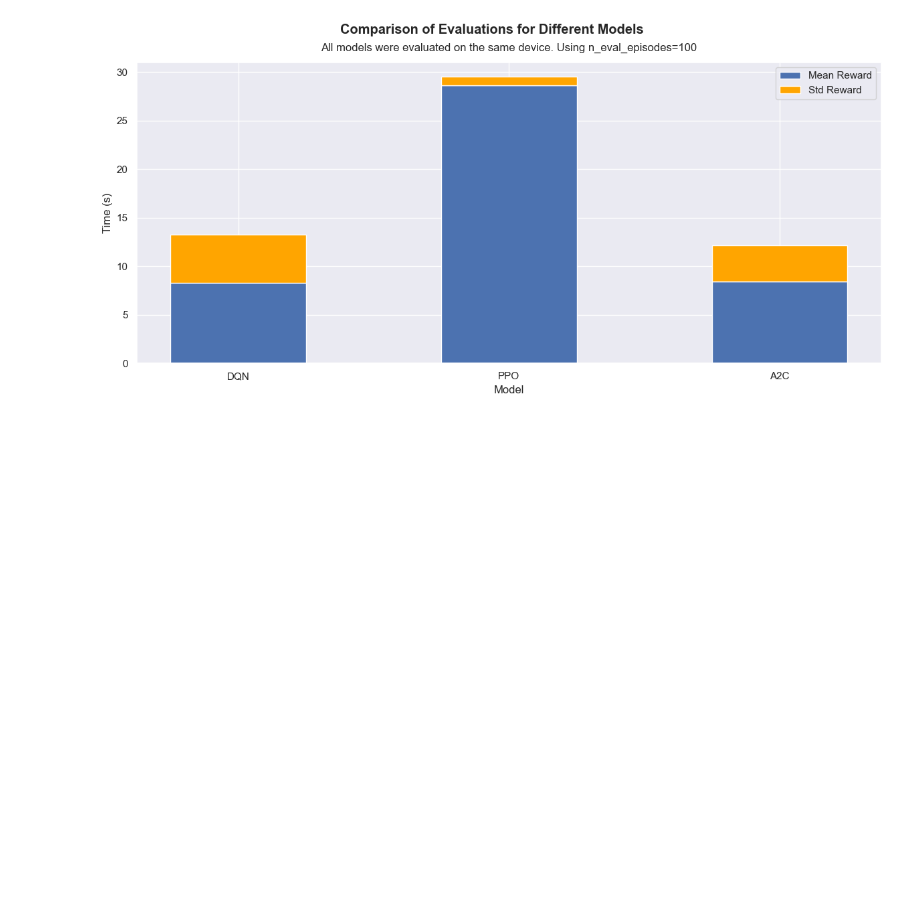
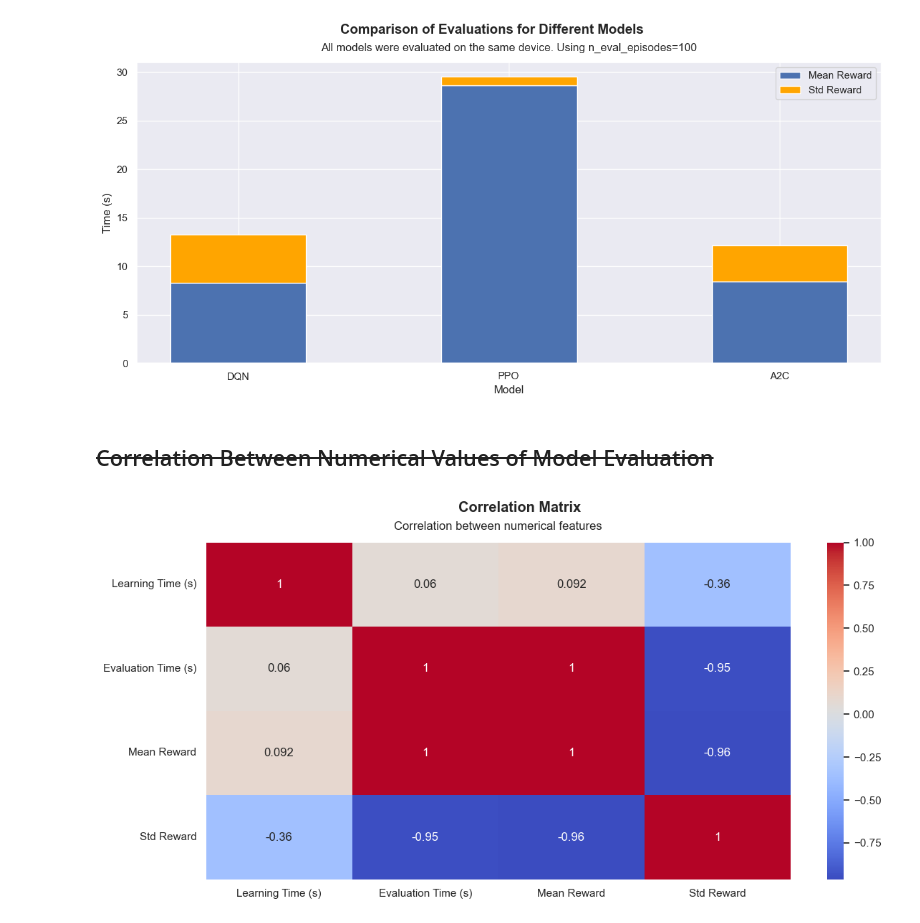
Before and after one commit to Harmxn02/RL-Project-highway, a Jupyter notebook: presentation/model_comparison.ipynb, the cells around one changed output. Drawn from its saved outputs; the diff is of its cells as text; code cells hidden in the pictures; blank space fills up the shorter version.

Commit message:
Turn DataFrame into .csv and use that instead + make 2 new plots (unused)

```diff
--- a/presentation/model_comparison.ipynb
+++ b/presentation/model_comparison.ipynb
@@ -5,3 +5,6 @@ import numpy as np
 import matplotlib.pyplot as plt
 import seaborn as sns
 sns.set(style="darkgrid")
+
+data = pd.read_csv("./data.csv")
+data.head()
@@ -60,3 +56,17 @@ plt.legend()
 plt.show()
 # %% [output]
 [figure]
+# %% [markdown]
+## ~~Correlation Between Numerical Values of Model Evaluation~~
+# %%
+numerical_columns = data.select_dtypes(include=[np.number]).columns
+matrix = data[numerical_columns].corr()
+
+plt.figure(figsize=(12, 6))
+sns.heatmap(matrix, annot=True, cmap="coolwarm")
+plt.suptitle('Correlation Matrix', fontweight="bold", y=0.955)
+plt.title('Correlation between numerical features', y=1.02)
+plt.tight_layout()
+plt.show()
+# %% [output]
+[figure, added]
```
Also changed, not shown: parts of 8 cells of this notebook, 1 other file.
